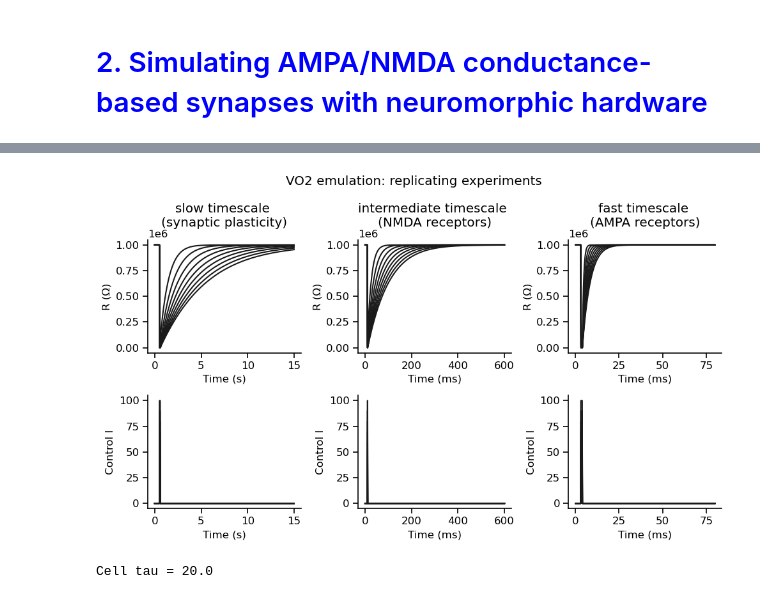
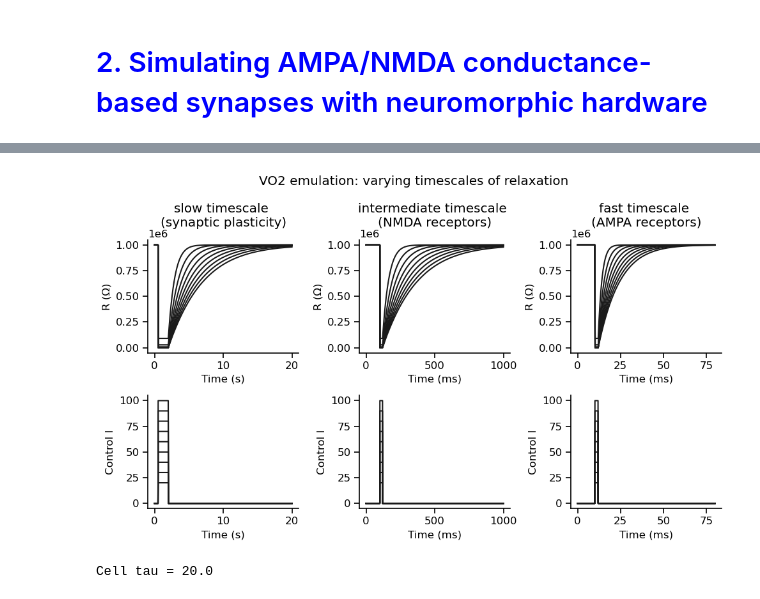
Before and after one commit to argalloni/Neuromorphic_simulations, a Jupyter notebook: DataVsSim.ipynb, the cells around one changed output, grey strips where cells are left out. Saved outputs shown, nothing was run; the diff lists cells and outputs as text; code cells hidden in the pictures.

```diff
--- a/DataVsSim.ipynb
+++ b/DataVsSim.ipynb
@@ -41,10 +41,10 @@ for i,R in enumerate(resistance_traces):
 # Define material properties of VO2 volatile resistors
 
 class Volatile_Resistor():
-    def __init__(self, dt, timescale=70):
+    def __init__(self, dt, timescale=70, insulatorR=5600, metalR=220):
         self.dt = dt
-        self.insulatorR = 5600
-        self.metalR = 220
+        self.insulatorR = insulatorR
+        self.metalR = metalR
         self.R = self.insulatorR + self.metalR
         self.R_history = []
         self.controlI = 0
@@ -427,7 +393,7 @@ def VO2_test_pulse(dt, T, stim_time, timescale):
     R_hist_ls = []
     controlI_hist_ls = []
     for pulseI in np.arange(20,110,10):
-        g_volatile = Volatile_Resistor(dt, timescale=timescale)
+        g_volatile = Volatile_Resistor(dt, timescale=timescale, insulatorR=1e6, metalR=1e2)
         for t in time:
             if t>stim_time[0] and t<stim_time[1]:
                 g_volatile.controlI = pulseI
@@ -443,42 +409,44 @@ def VO2_test_pulse(dt, T, stim_time, timescale):
 
 fig,ax = plt.subplots(2,3,figsize=[10,6])
 
-time, R_hist, controlI_hist = VO2_test_pulse(dt=10,T=15000, stim_time=(500,600), timescale=70)
+time, R_hist, controlI_hist = VO2_test_pulse(dt=10,T=20000, stim_time=(500,2000), timescale=70)
 ax[0,0].plot(time/1000, R_hist, c=[.1,.1,.1])
 ax[0,0].set_xlabel('Time (s)')
 ax[0,0].set_ylabel('R (Ω)')
 ax[0,0].set_title('slow timescale \n(synaptic plasticity)', pad=15)
 
 ax[1,0].plot(time/1000, controlI_hist, c=[.1,.1,.1])
 ax[1,0].set_xlabel('Time (s)')
 ax[1,0].set_ylabel('Control I')
 
-time, R_hist, controlI_hist = VO2_test_pulse(dt=0.1,T=600, stim_time=(10,11), timescale=50)
+time, R_hist, controlI_hist = VO2_test_pulse(dt=0.1,T=1000, stim_time=(100,120), timescale=55)
 ax[0,1].plot(time, R_hist, c=[.1,.1,.1])
 ax[0,1].set_xlabel('Time (ms)')
 ax[0,1].set_ylabel('R (Ω)')
 ax[0,1].set_title('intermediate timescale \n(NMDA receptors)', pad=15)
 
 ax[1,1].plot(time, controlI_hist, c=[.1,.1,.1])
 ax[1,1].set_xlabel('Time (ms)')
 ax[1,1].set_ylabel('Control I')
 
-time, R_hist, controlI_hist = VO2_test_pulse(dt=0.1,T=80, stim_time=(3,4), timescale=35)
+time, R_hist, controlI_hist = VO2_test_pulse(dt=0.1,T=80, stim_time=(10,12), timescale=40)
 ax[0,2].plot(time, R_hist, c=[.1,.1,.1])
 ax[0,2].set_xlabel('Time (ms)')
 ax[0,2].set_ylabel('R (Ω)')
 ax[0,2].set_title('fast timescale \n(AMPA receptors)', pad=15)
 
 ax[1,2].plot(time, controlI_hist, c=[.1,.1,.1])
 ax[1,2].set_xlabel('Time (ms)')
 ax[1,2].set_ylabel('Control I')
 
-plt.suptitle('VO2 emulation: replicating experiments')
+plt.suptitle('VO2 emulation: varying timescales of relaxation')
 
 plt.tight_layout()
 plt.show()
+
+fig.savefig('figures/relaxation_timescales.png',dpi=300)
 # %% [output]
-[figure, old version]
+[figure, new version]
 # %%
 # Define variable probe voltage
 
```
Also changed, not shown: parts of 6 cells of this notebook.
